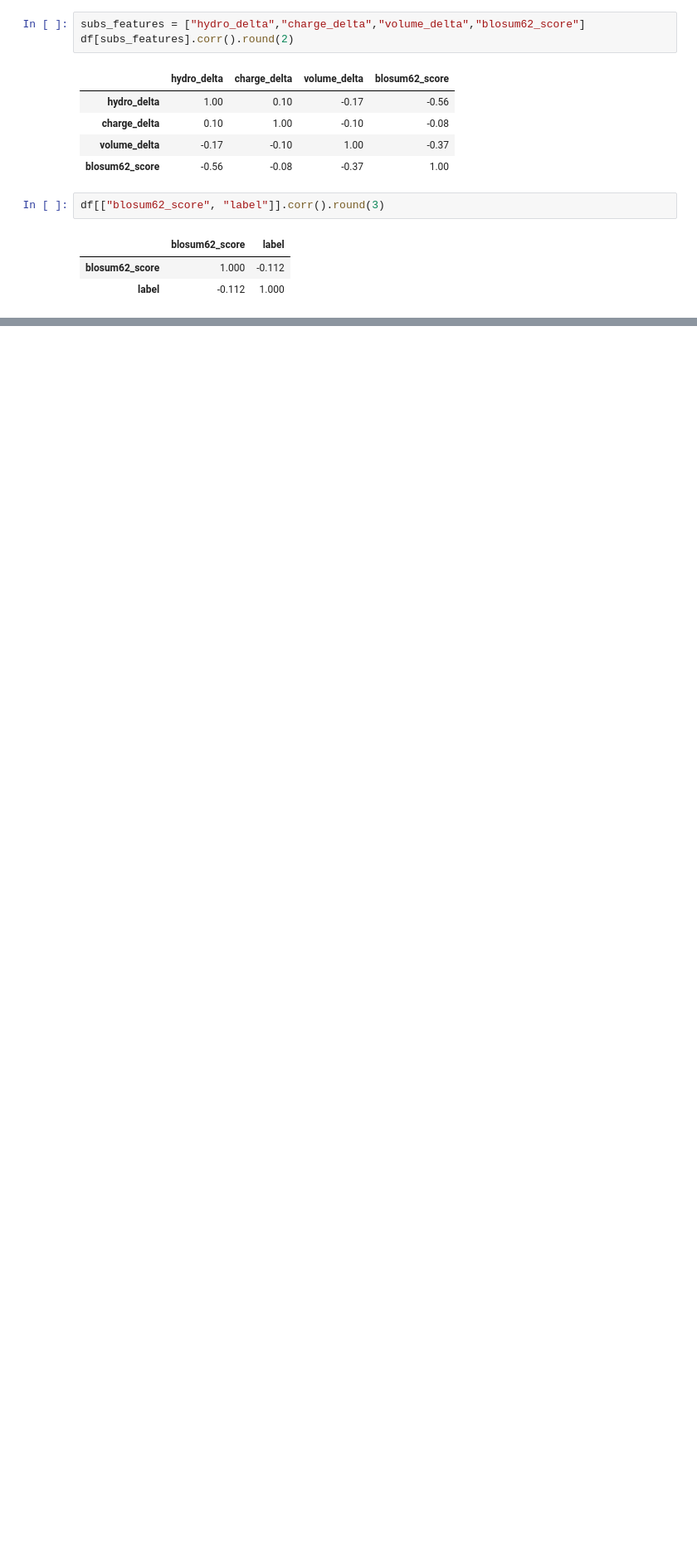
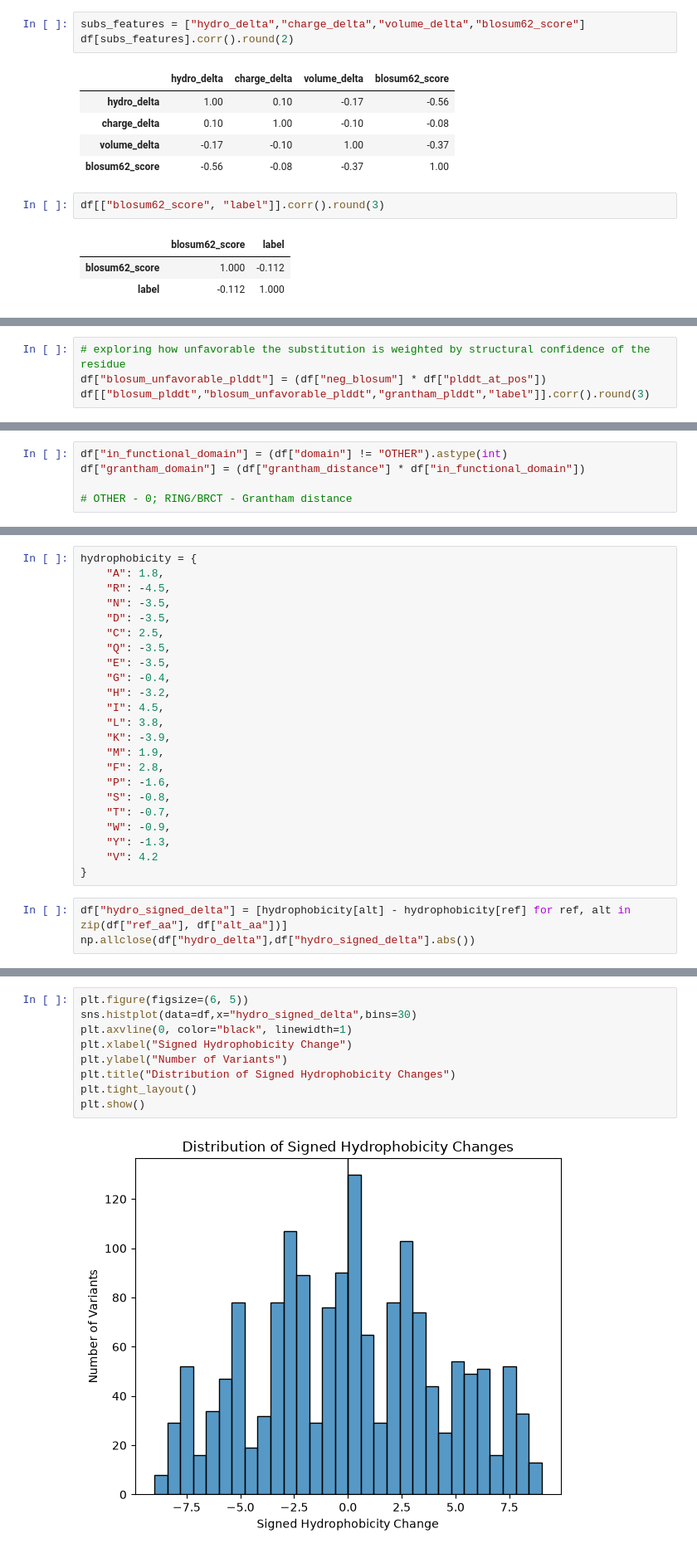
Before and after one commit to mohit-kukrejaa/brca1-risk-prediction, a Jupyter notebook: notebooks/feature_engineering.ipynb, the cells around one changed output, grey strips where cells are left out. Shown at 83% size. Drawn from its saved outputs; the diff is of its cells as text; blank space fills up the shorter version.

```diff
--- a/notebooks/feature_engineering.ipynb
+++ b/notebooks/feature_engineering.ipynb
@@ -318,0 +537,4 @@ df[["blosum62_score", "label"]].corr().round(3)
+# %%
+# exploring how unfavorable the substitution is weighted by structural confidence of the residue
+df["blosum_unfavorable_plddt"] = (df["neg_blosum"] * df["plddt_at_pos"])
+df[["blosum_plddt","blosum_unfavorable_plddt","grantham_plddt","label"]].corr().round(3)
@@ -318,0 +549,5 @@ df[["blosum62_score", "label"]].corr().round(3)
+# %%
+df["in_functional_domain"] = (df["domain"] != "OTHER").astype(int)
+df["grantham_domain"] = (df["grantham_distance"] * df["in_functional_domain"])
+
+# OTHER - 0; RING/BRCT - Grantham distance
@@ -318,0 +559,26 @@ df[["blosum62_score", "label"]].corr().round(3)
+# %%
+hydrophobicity = {
+    "A": 1.8,
+    "R": -4.5,
+    "N": -3.5,
+    "D": -3.5,
+    "C": 2.5,
+    "Q": -3.5,
+    "E": -3.5,
+    "G": -0.4,
+    "H": -3.2,
+    "I": 4.5,
+    "L": 3.8,
+    "K": -3.9,
+    "M": 1.9,
+    "F": 2.8,
+    "P": -1.6,
+    "S": -0.8,
+    "T": -0.7,
+    "W": -0.9,
+    "Y": -1.3,
+    "V": 4.2
+}
+# %%
+df["hydro_signed_delta"] = [hydrophobicity[alt] - hydrophobicity[ref] for ref, alt in zip(df["ref_aa"], df["alt_aa"])]
+np.allclose(df["hydro_delta"],df["hydro_signed_delta"].abs())
@@ -318,0 +613,11 @@ df[["blosum62_score", "label"]].corr().round(3)
+# %%
+plt.figure(figsize=(6, 5))
+sns.histplot(data=df,x="hydro_signed_delta",bins=30)
+plt.axvline(0, color="black", linewidth=1)
+plt.xlabel("Signed Hydrophobicity Change")
+plt.ylabel("Number of Variants")
+plt.title("Distribution of Signed Hydrophobicity Changes")
+plt.tight_layout()
+plt.show()
+# %% [output]
+[figure, added]
```
Also changed, not shown: parts of 37 cells of this notebook, 15 other files.
